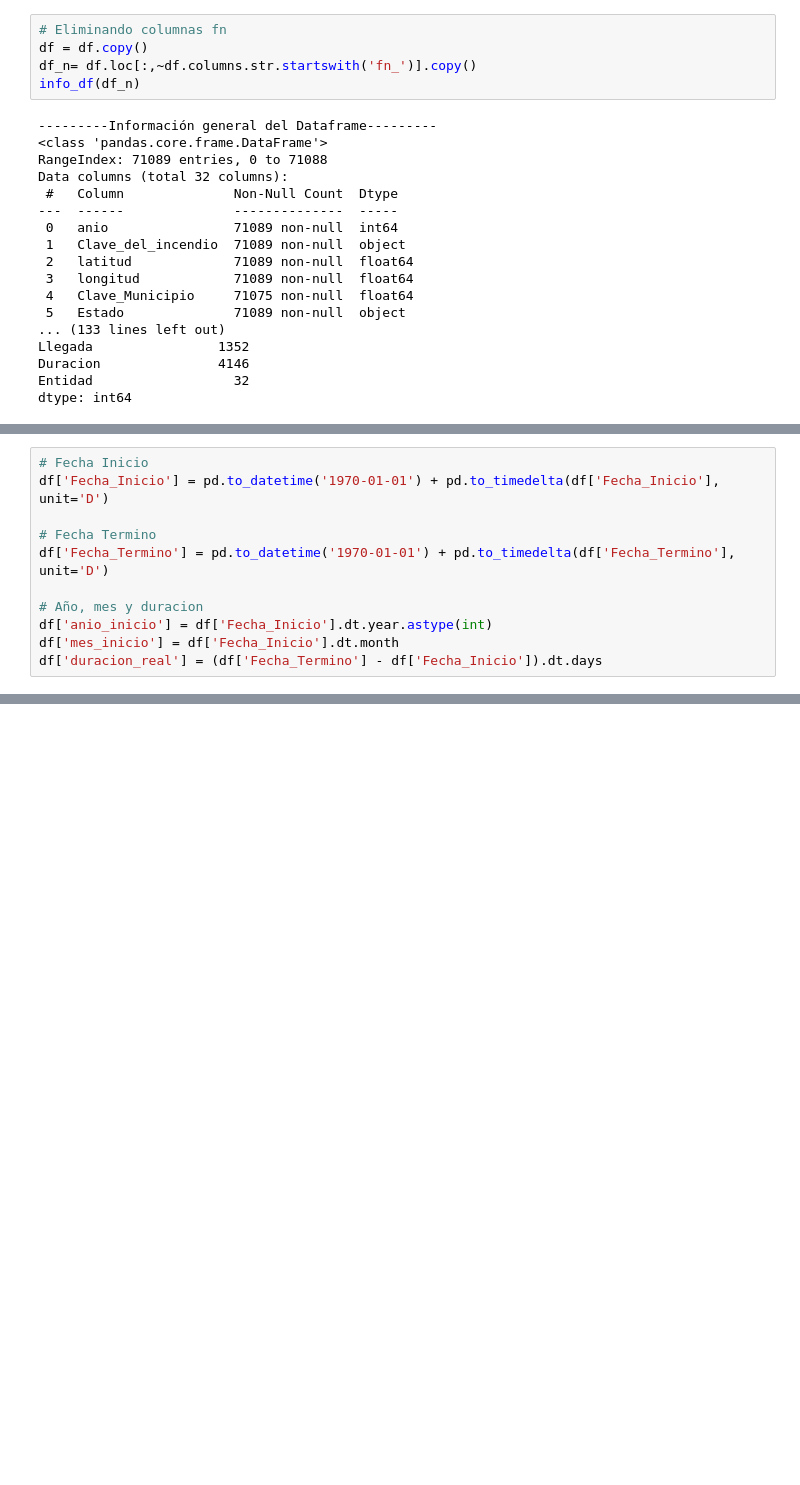
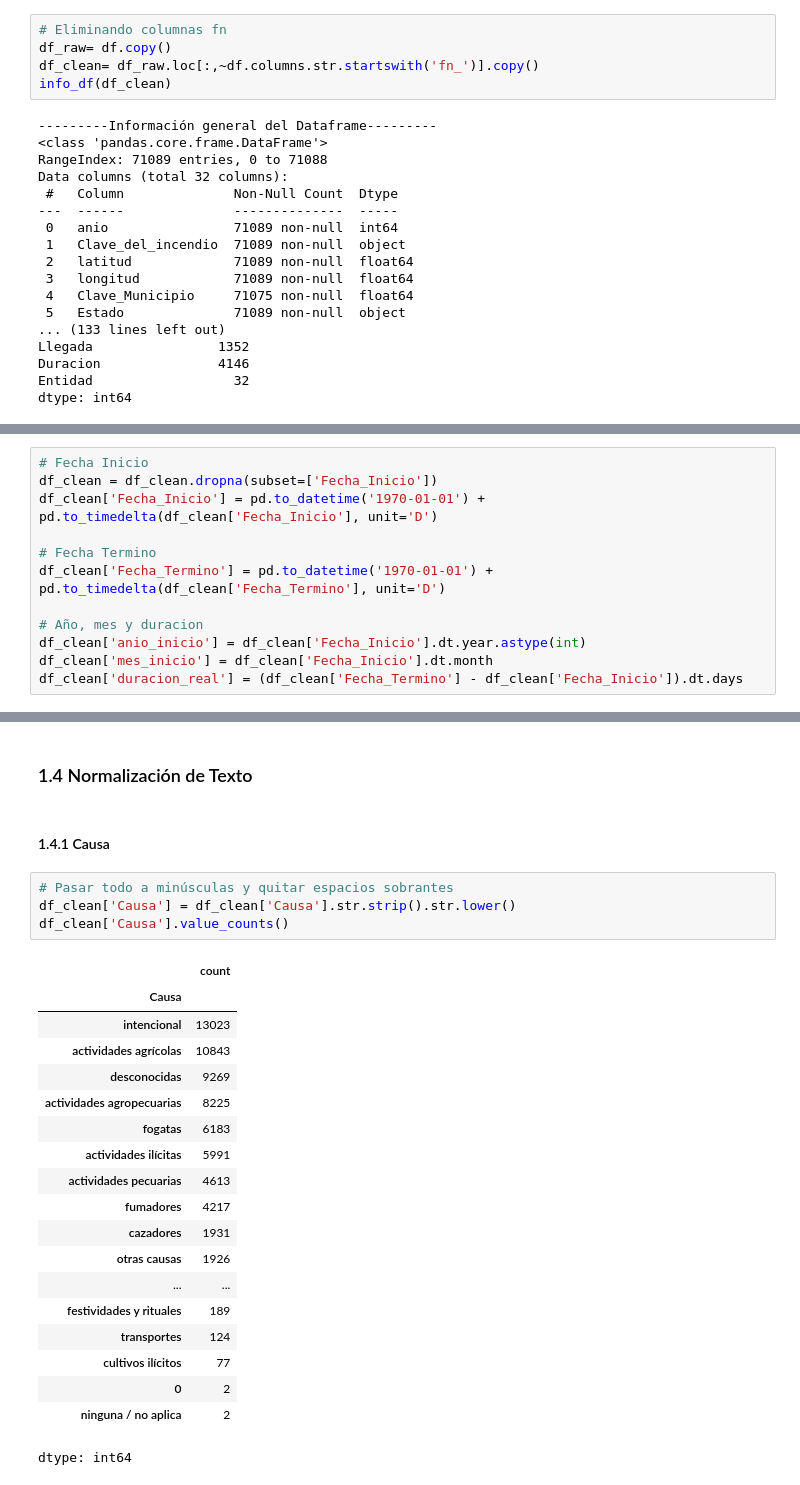
Before and after one commit to AndrsGzRo/incendios-forestales-mx, a Jupyter notebook: Incendios_Forestales_EDA.ipynb, the cells around one changed output, grey strips where cells are left out. Cells and saved outputs as stored; diff of their text form; blank space fills up the shorter version.

````diff
--- a/Incendios_Forestales_EDA.ipynb
+++ b/Incendios_Forestales_EDA.ipynb
@@ -75,9 +59,9 @@ df[['Fecha_Inicio','Fecha_Termino']]
 Se eliminarán las variables que empiezan con ``` fn_``` ya que suelen ser valores nulos.
 # %%
 # Eliminando columnas fn
-df = df.copy()
-df_n= df.loc[:,~df.columns.str.startswith('fn_')].copy()
-info_df(df_n)
+df_raw= df.copy()
+df_clean= df_raw.loc[:,~df.columns.str.startswith('fn_')].copy()
+info_df(df_clean)
 # %% [output]
 ---------Información general del Dataframe---------
 <class 'pandas.core.frame.DataFrame'>
@@ -114,12 +98,13 @@ df['Duracion_dias_num'] = df['Duracion_dias'].map(mapa_duraciones)
 Al estar en TimeStamp es necesario transformar las variables a DateTime para comprender mejor la duración de los incendios.
 # %%
 # Fecha Inicio
-df['Fecha_Inicio'] = pd.to_datetime('1970-01-01') + pd.to_timedelta(df['Fecha_Inicio'], unit='D')
+df_clean = df_clean.dropna(subset=['Fecha_Inicio'])
+df_clean['Fecha_Inicio'] = pd.to_datetime('1970-01-01') + pd.to_timedelta(df_clean['Fecha_Inicio'], unit='D')
 
 # Fecha Termino
-df['Fecha_Termino'] = pd.to_datetime('1970-01-01') + pd.to_timedelta(df['Fecha_Termino'], unit='D')
+df_clean['Fecha_Termino'] = pd.to_datetime('1970-01-01') + pd.to_timedelta(df_clean['Fecha_Termino'], unit='D')
 
 # Año, mes y duracion
-df['anio_inicio'] = df['Fecha_Inicio'].dt.year.astype(int)
-df['mes_inicio'] = df['Fecha_Inicio'].dt.month
-df['duracion_real'] = (df['Fecha_Termino'] - df['Fecha_Inicio']).dt.days
+df_clean['anio_inicio'] = df_clean['Fecha_Inicio'].dt.year.astype(int)
+df_clean['mes_inicio'] = df_clean['Fecha_Inicio'].dt.month
+df_clean['duracion_real'] = (df_clean['Fecha_Termino'] - df_clean['Fecha_Inicio']).dt.days
@@ -129,0 +124,28 @@ df['año_inicio']
+# %% [markdown]
+### 1.4 Normalización de Texto
+# %% [markdown]
+#### 1.4.1 Causa
+# %%
+# Pasar todo a minúsculas y quitar espacios sobrantes
+df_clean['Causa'] = df_clean['Causa'].str.strip().str.lower()
+df_clean['Causa'].value_counts()
+# %% [output]
+|  | count |
+| Causa |  |
+| intencional | 13023 |
+| actividades agrícolas | 10843 |
+| desconocidas | 9269 |
+| actividades agropecuarias | 8225 |
+| fogatas | 6183 |
+| actividades ilícitas | 5991 |
+| actividades pecuarias | 4613 |
+| fumadores | 4217 |
+| cazadores | 1931 |
+| otras causas | 1926 |
+| ... | ... |
+| festividades y rituales | 189 |
+| transportes | 124 |
+| cultivos ilícitos | 77 |
+| 0 | 2 |
+| ninguna / no aplica | 2 |
+dtype: int64
````
Also changed, not shown: parts of 17 cells of this notebook.
